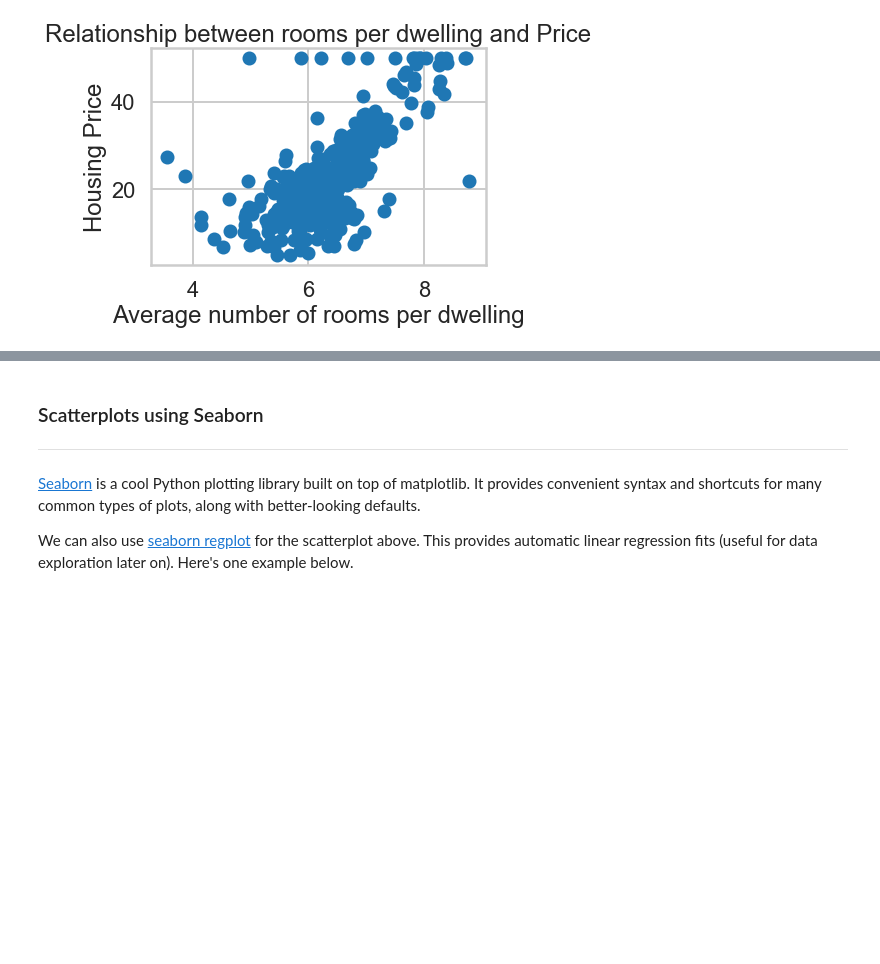
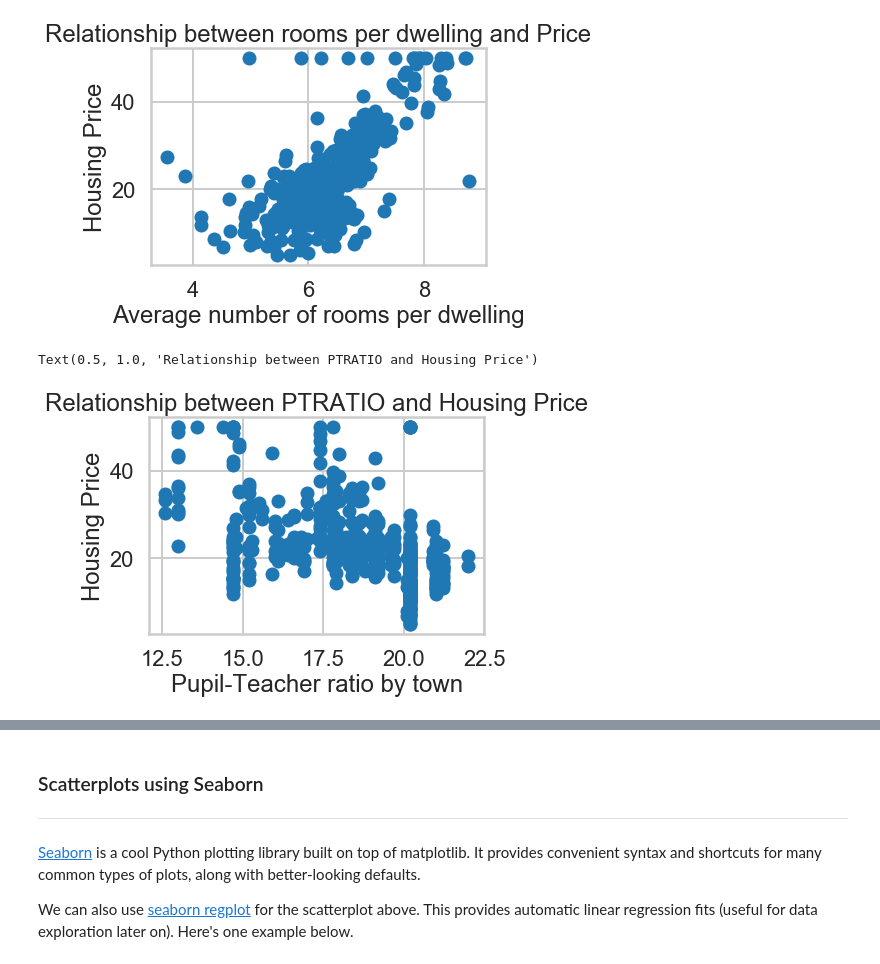
Before and after one commit to EmmS21/Springboard-DSC, a Jupyter notebook: Machine Learning Exercises/linear_regression/Mini_Project_Linear_Regression.ipynb, the cells around one changed output, grey strips where cells are left out. Drawn from its saved outputs; the diff is of its cells as text; code cells hidden in the pictures; blank space fills up the shorter version.

```diff
--- a/Machine Learning Exercises/linear_regression/Mini_Project_Linear_Regression.ipynb
+++ b/Machine Learning Exercises/linear_regression/Mini_Project_Linear_Regression.ipynb
@@ -310,5 +311,9 @@ Text(0.5, 1.0, 'Relationship between rooms per dwelling and Price')
 # %%
 # your turn: scatter plot between *PTRATIO* and *PRICE*
 plt.scatter(bos.PTRATIO,bos.PRICE)
-plt.xlabel('Pupil-teacher ratio by town')
+plt.xlabel('Pupil-Teacher ratio by town')
 plt.ylabel('Housing Price')
+plt.title('Relationship between PTRATIO and Housing Price')
+# %% [output]
+Text(0.5, 1.0, 'Relationship between PTRATIO and Housing Price')
+[figure, added]
```
Also changed, not shown: parts of 58 cells of this notebook, 1 other file.
